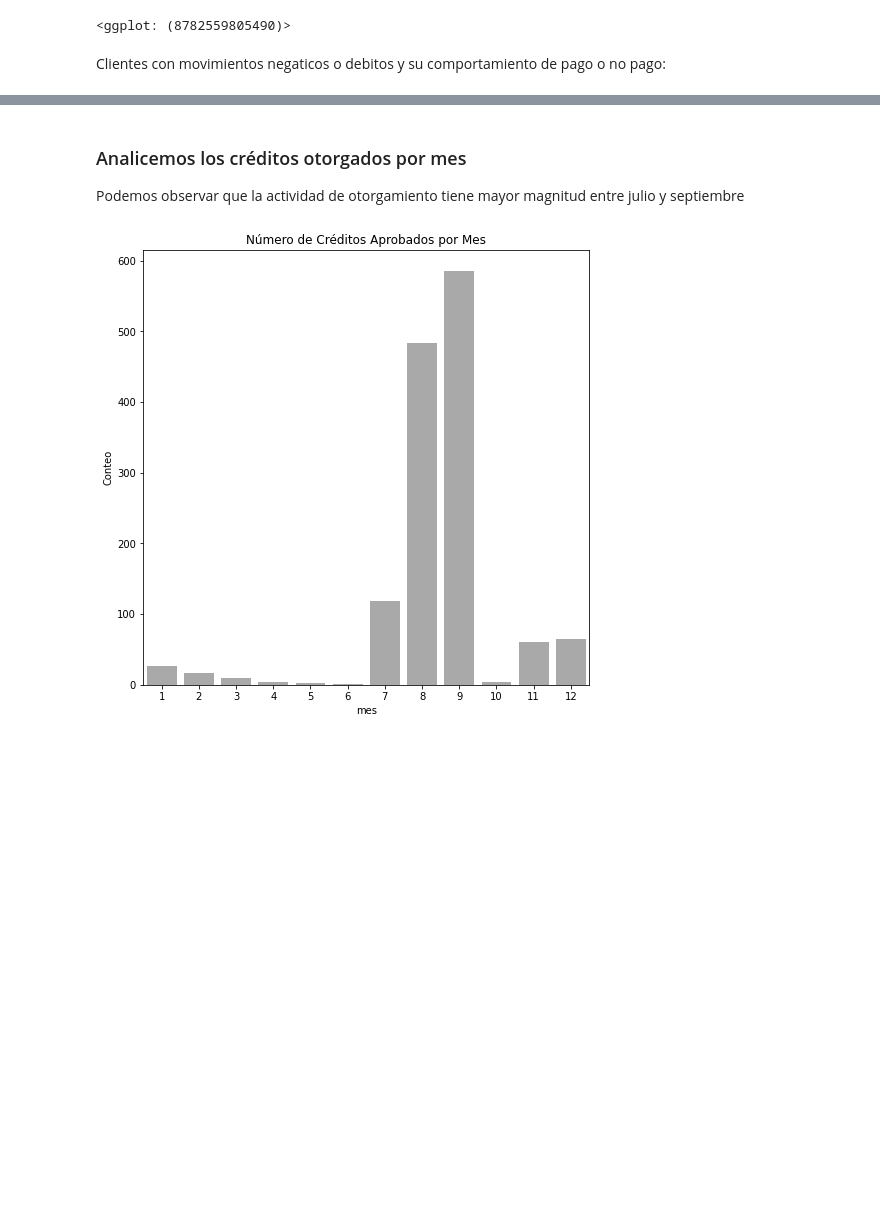
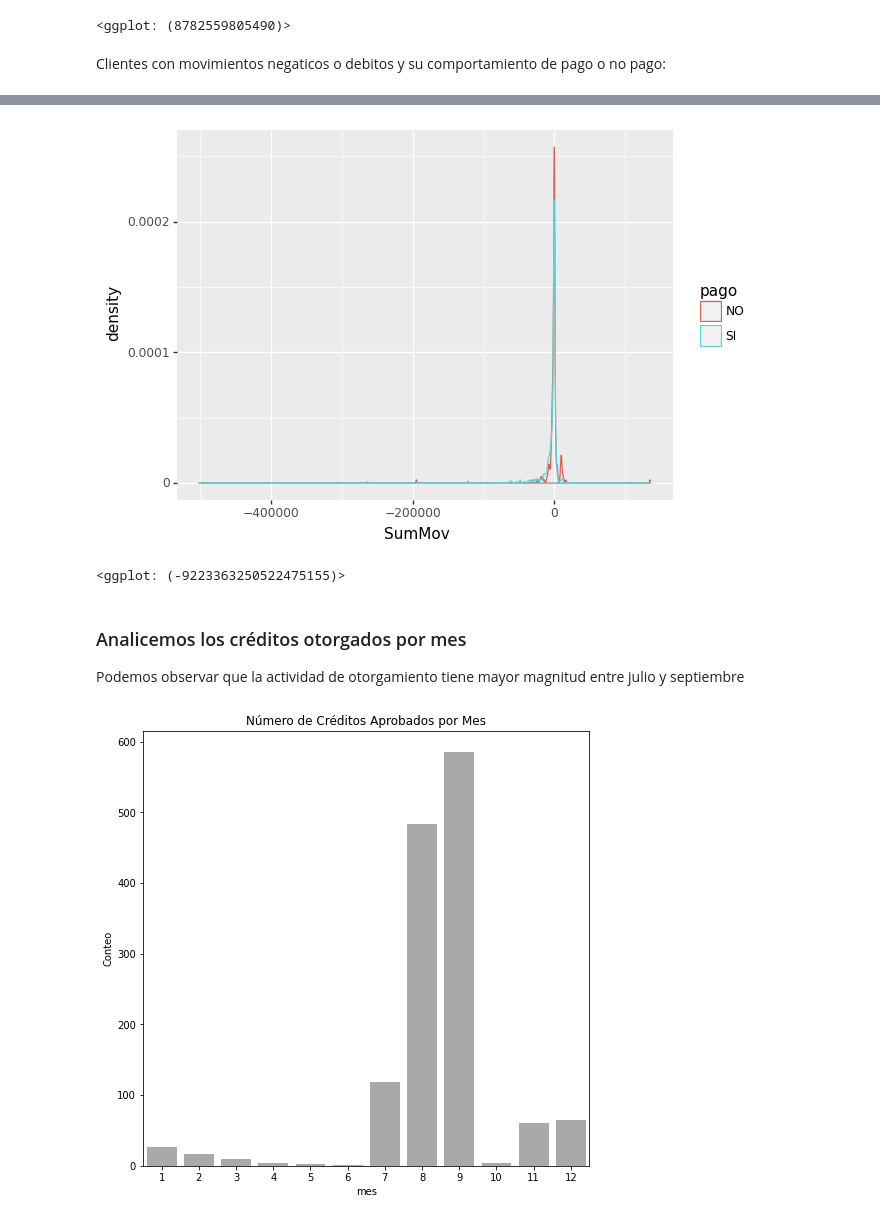
Before and after one commit to statscol/icesi_faii_final, a Jupyter notebook: fundamentos_analiticaII_final.ipynb, the cells around one changed output, grey strips where cells are left out. Saved outputs shown, nothing was run; the diff lists cells and outputs as text; code cells hidden in the pictures; blank space fills up the shorter version.

```diff
--- a/fundamentos_analiticaII_final.ipynb
+++ b/fundamentos_analiticaII_final.ipynb
@@ -240,3 +261,9 @@ geom_density()
+# %%
+ggplot(aes(x='SumMov',color='pago'),data=DatosFinal)+\
+geom_density()
+# %% [output]
+[figure, added]
+<ggplot: (-9223363250522475155)>
 # %% [markdown]
 ### Analicemos los créditos otorgados por mes
 Podemos observar que la actividad de otorgamiento tiene mayor magnitud entre julio y septiembre
```
Also changed, not shown: parts of 35 cells of this notebook.
